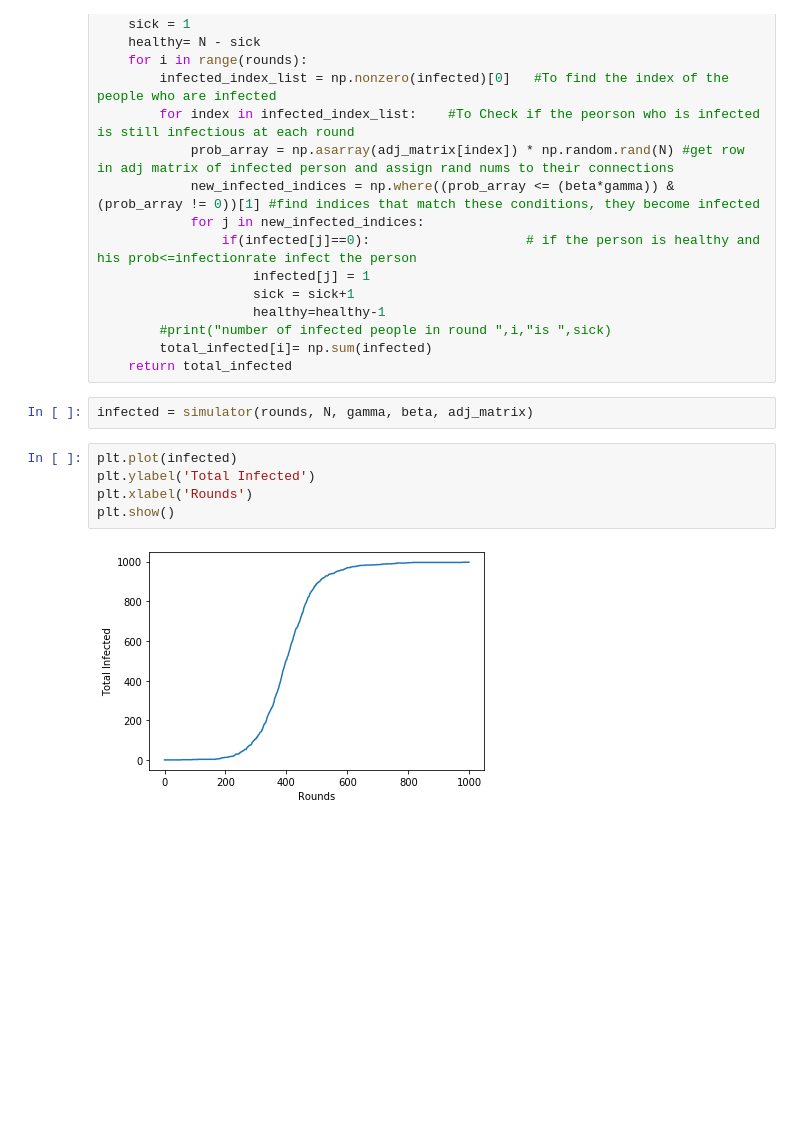
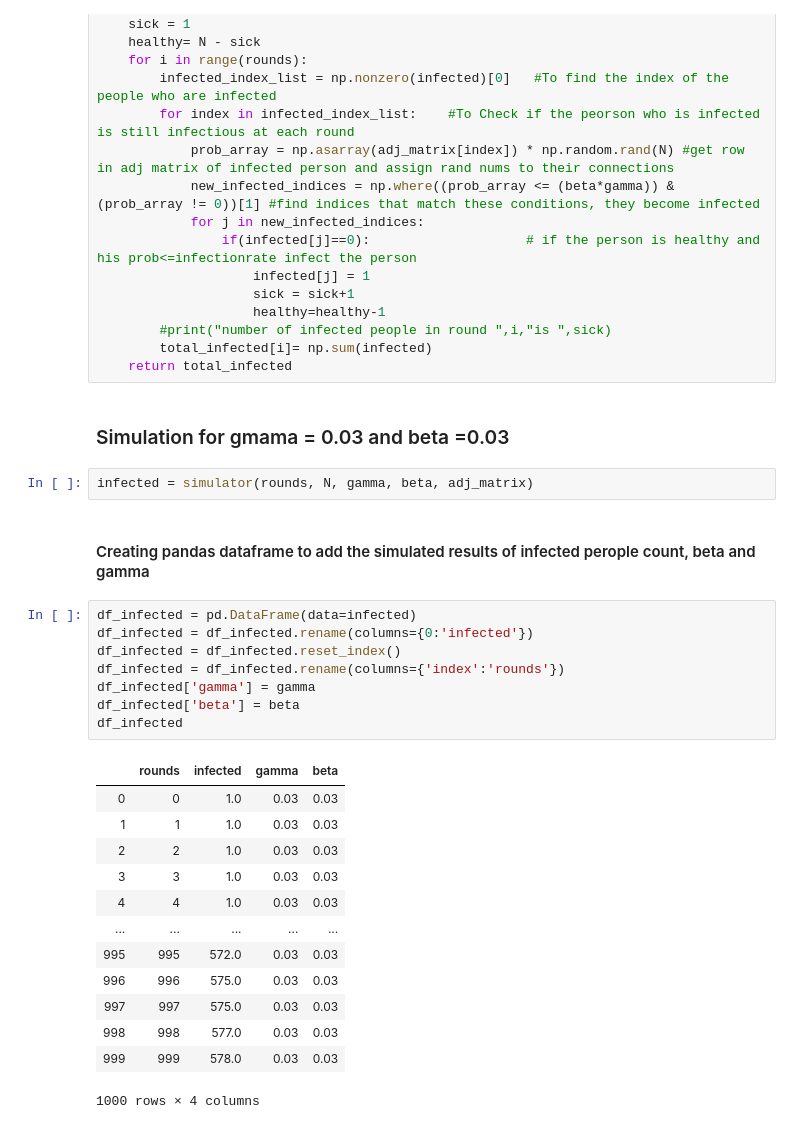
Before and after one commit to andykawabata/Network-Analysis, a Jupyter notebook: QuestionA.ipynb, the cells around one changed output. Saved outputs shown, nothing was run; the diff lists cells and outputs as text; blank space fills up the shorter version.

```diff
--- a/QuestionA.ipynb
+++ b/QuestionA.ipynb
@@ -42,12 +52,31 @@ def simulator(rounds, N, gamma, beta, adj_matrix):
         #print("number of infected people in round ",i,"is ",sick)
         total_infected[i]= np.sum(infected)
     return total_infected
+# %% [markdown]
+### Simulation for gmama = 0.03 and beta =0.03
 # %%
 infected = simulator(rounds, N, gamma, beta, adj_matrix)
-# %%
-plt.plot(infected)
-plt.ylabel('Total Infected')
-plt.xlabel('Rounds')
-plt.show()
-# %% [output]
-[figure, removed]
+# %% [markdown]
+#### Creating pandas dataframe to add the simulated results of infected perople count, beta and gamma
+# %%
+df_infected = pd.DataFrame(data=infected)
+df_infected = df_infected.rename(columns={0:'infected'})
+df_infected = df_infected.reset_index()
+df_infected = df_infected.rename(columns={'index':'rounds'})
+df_infected['gamma'] = gamma
+df_infected['beta'] = beta
+df_infected
+# %% [output]
+|  | rounds | infected | gamma | beta |
+| 0 | 0 | 1.0 | 0.03 | 0.03 |
+| 1 | 1 | 1.0 | 0.03 | 0.03 |
+| 2 | 2 | 1.0 | 0.03 | 0.03 |
+| 3 | 3 | 1.0 | 0.03 | 0.03 |
+| 4 | 4 | 1.0 | 0.03 | 0.03 |
+| ... | ... | ... | ... | ... |
+| 995 | 995 | 572.0 | 0.03 | 0.03 |
+| 996 | 996 | 575.0 | 0.03 | 0.03 |
+| 997 | 997 | 575.0 | 0.03 | 0.03 |
+| 998 | 998 | 577.0 | 0.03 | 0.03 |
+| 999 | 999 | 578.0 | 0.03 | 0.03 |
+1000 rows × 4 columns
```
Also changed, not shown: parts of 7 cells of this notebook.
